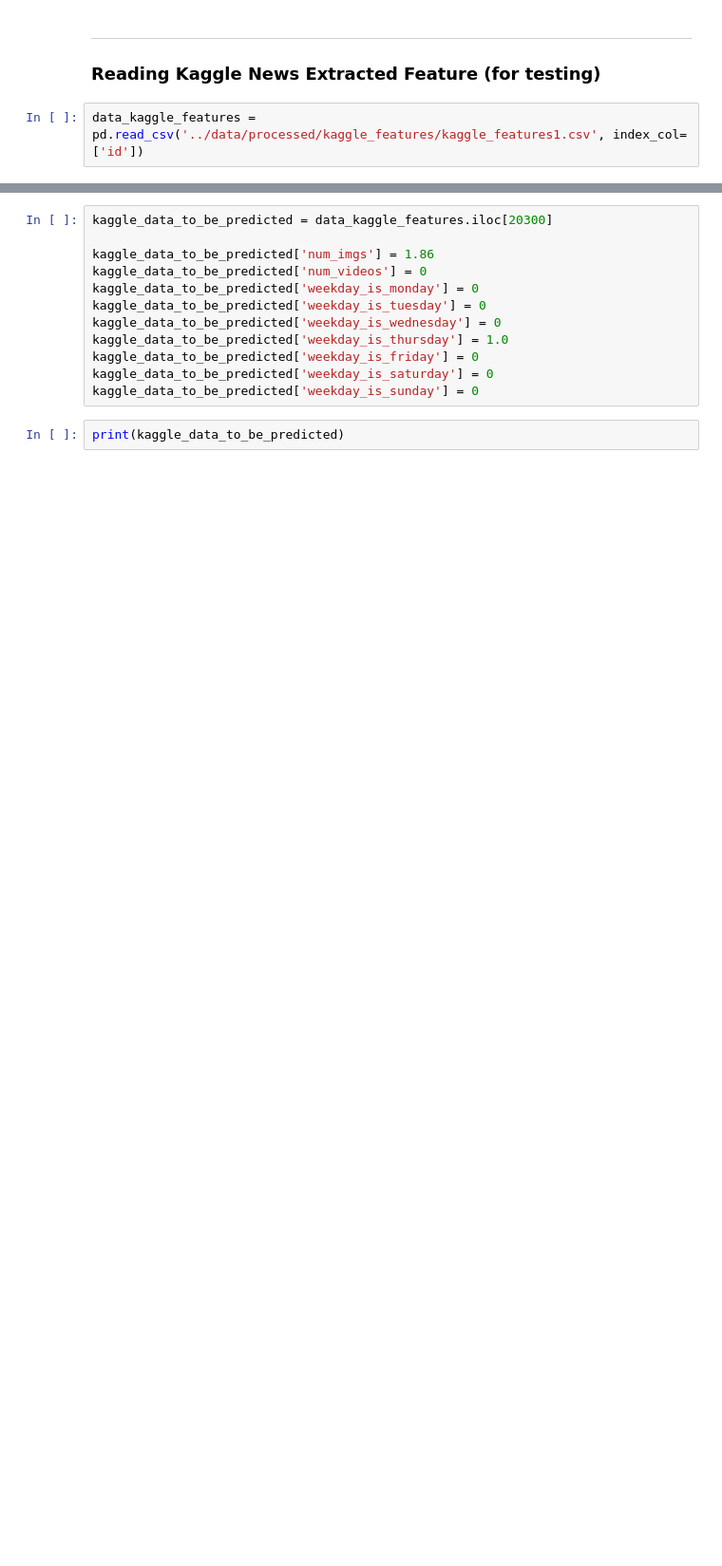
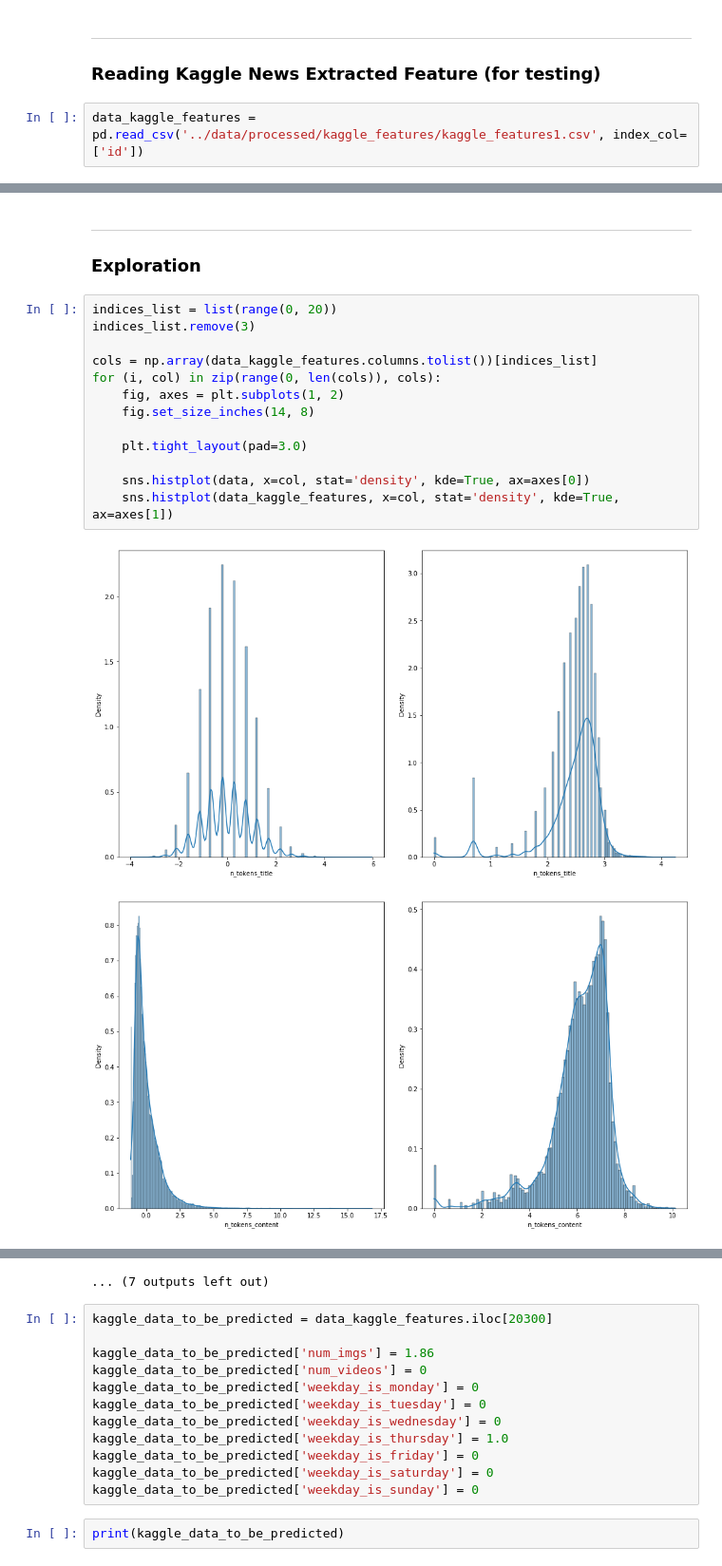
Before and after one commit to ihayet/EECS731_FakeNews_Project, a Jupyter notebook: notebooks/NewsPopularity_Regression.ipynb, the cells around one changed output, grey strips where cells are left out. Shown at 95% size. Saved outputs shown, nothing was run; the diff lists cells and outputs as text; blank space fills up the shorter version.

```diff
--- a/notebooks/NewsPopularity_Regression.ipynb
+++ b/notebooks/NewsPopularity_Regression.ipynb
@@ -238,0 +229,19 @@ data_kaggle_features.head()
+# %% [markdown]
+***
+### Exploration
+# %%
+indices_list = list(range(0, 20))
+indices_list.remove(3)
+
+cols = np.array(data_kaggle_features.columns.tolist())[indices_list]
+for (i, col) in zip(range(0, len(cols)), cols):
+    fig, axes = plt.subplots(1, 2)
+    fig.set_size_inches(14, 8)
+
+    plt.tight_layout(pad=3.0)
+
+    sns.histplot(data, x=col, stat='density', kde=True, ax=axes[0])
+    sns.histplot(data_kaggle_features, x=col, stat='density', kde=True, ax=axes[1])
+# %% [output]
+[figure, added]
+[figure, added]
@@ -239,3 +258,4 @@ data_kaggle_features.head()
+... (7 outputs left out)
 # %%
 kaggle_data_to_be_predicted = data_kaggle_features.iloc[20300]
 
```
Also changed, not shown: parts of 20 cells of this notebook, 1 other file.
